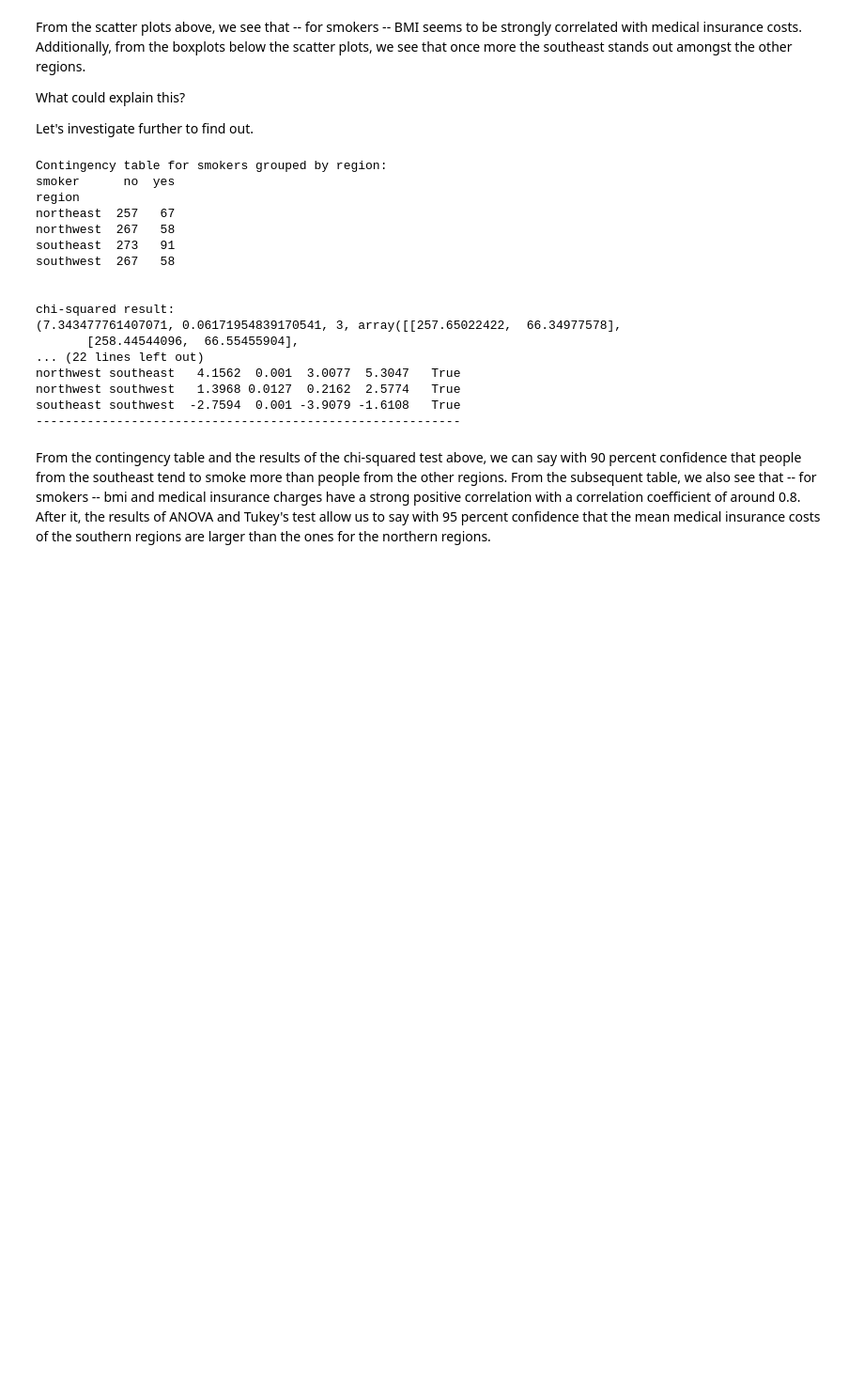
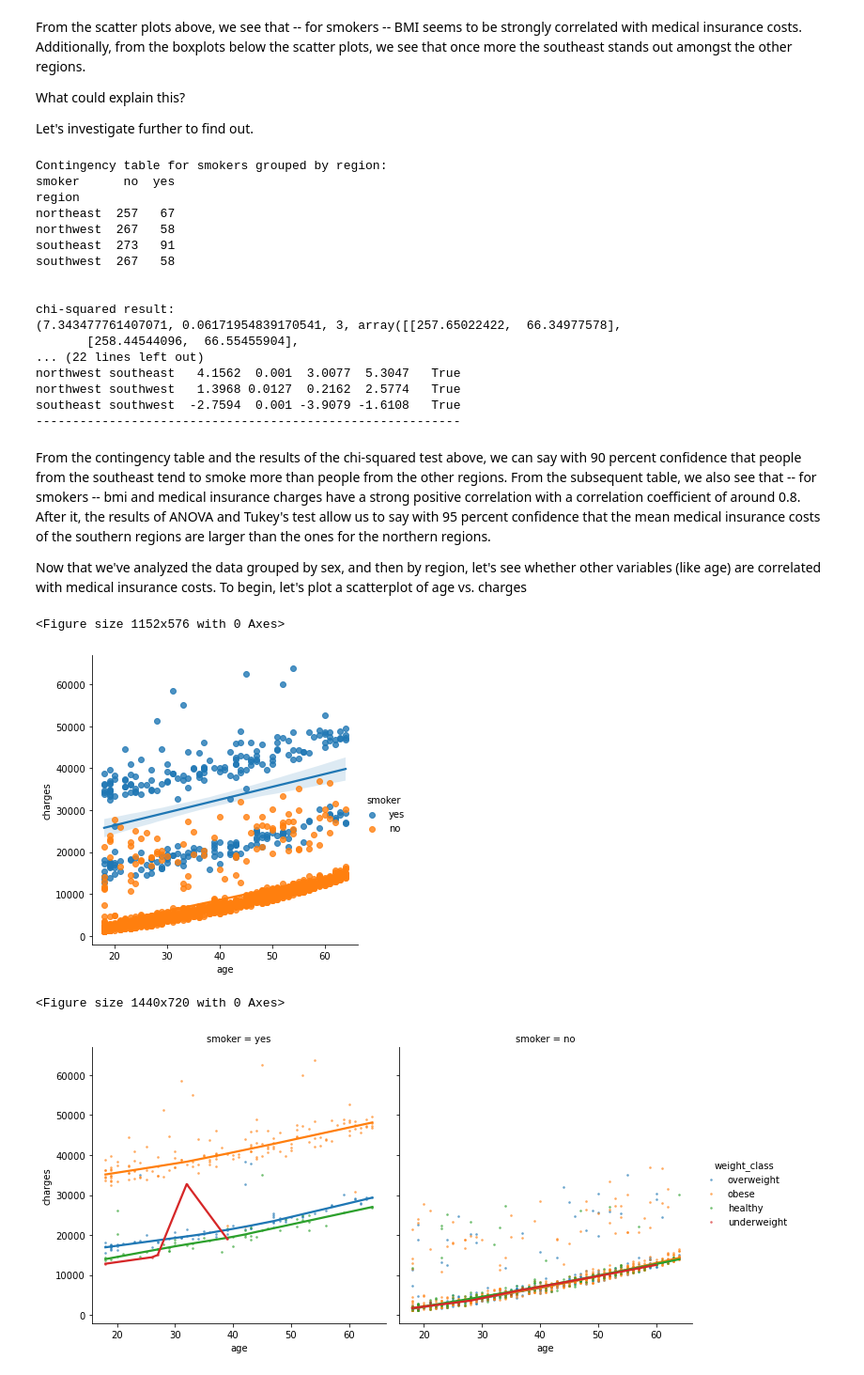
Before and after one commit to AbdullaK123/Portfolio, a Jupyter notebook: Medical_Insurance_Project.ipynb, the cells around one changed output. Shown at 94% size. Saved outputs shown, nothing was run; the diff lists cells and outputs as text; code cells hidden in the pictures; blank space fills up the shorter version.

```diff
--- a/Medical_Insurance_Project.ipynb
+++ b/Medical_Insurance_Project.ipynb
@@ -559,3 +565,20 @@ southeast southwest  -2.7594  0.001 -3.9079 -1.6108   True
 ----------------------------------------------------------
 # %% [markdown]
 From the contingency table and the results of the chi-squared test above, we can say with 90 percent confidence that people from the southeast tend to smoke more than people from the other regions. From the subsequent table, we also see that -- for smokers -- bmi and medical insurance charges have a strong positive correlation with a correlation coefficient of around 0.8. After it, the results of ANOVA and Tukey's test allow us to say with 95 percent confidence that the mean medical insurance costs of the southern regions are larger than the ones for the northern regions.
+
+Now that we've analyzed the data grouped by sex, and then by region, let's see whether other variables (like age) are correlated with medical insurance costs. To begin, let's plot a scatterplot of age vs. charges
+# %%
+fig=plt.figure(figsize=(16,8))
+
+sns.lmplot(data=df,x='age',y='charges',hue='smoker')
+
+plt.show()
+plt.clf()
+
+sns.lmplot(data=df,x='age',y='charges',hue='weight_class',col='smoker',lowess=True,scatter_kws={'s':3,'alpha':0.5})
+plt.show()
+# %% [output]
+<Figure size 1152x576 with 0 Axes>
+[figure, added]
+<Figure size 1440x720 with 0 Axes>
+[figure, added]
```
Also changed, not shown: parts of 9 cells of this notebook.
